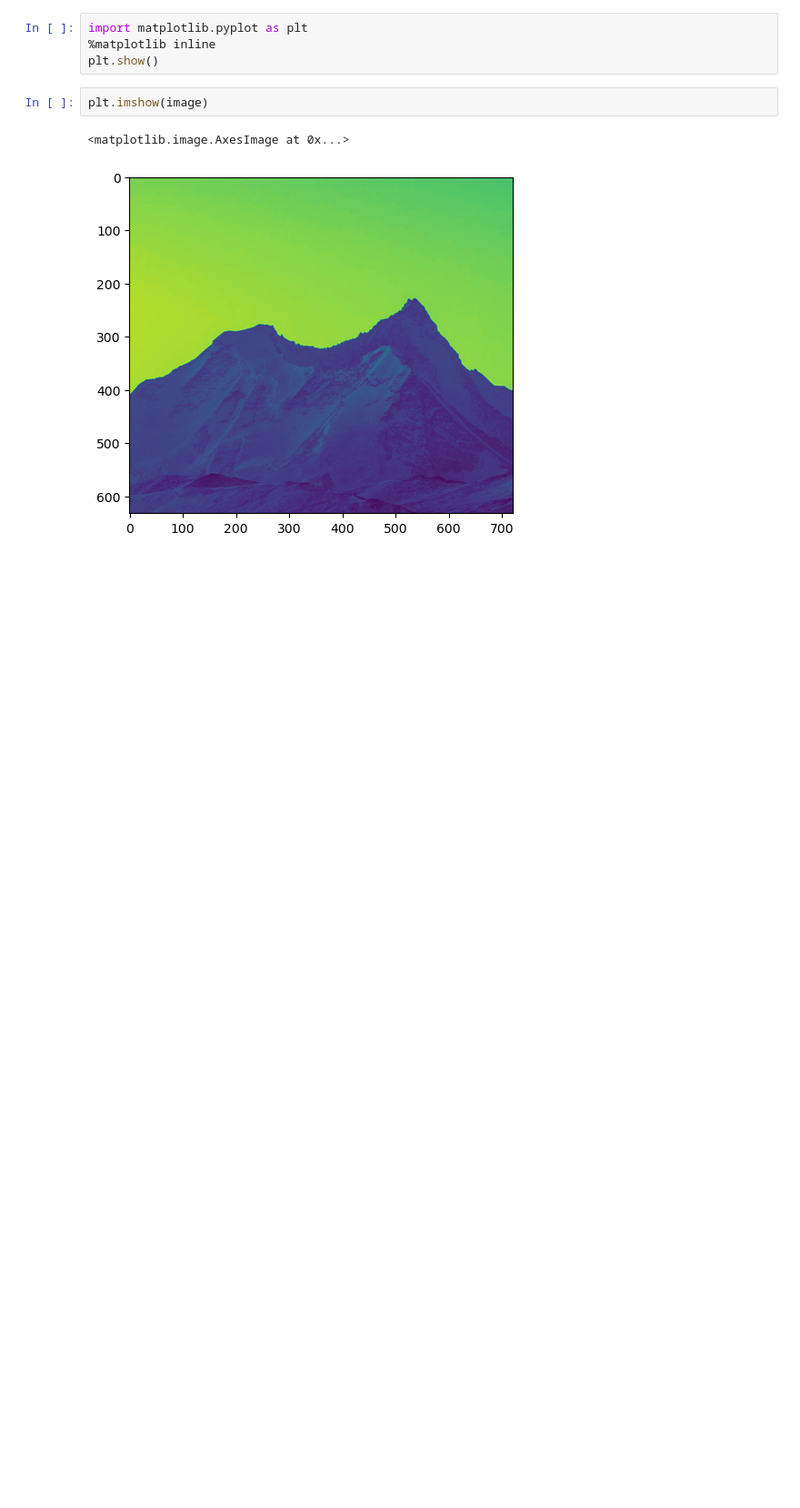
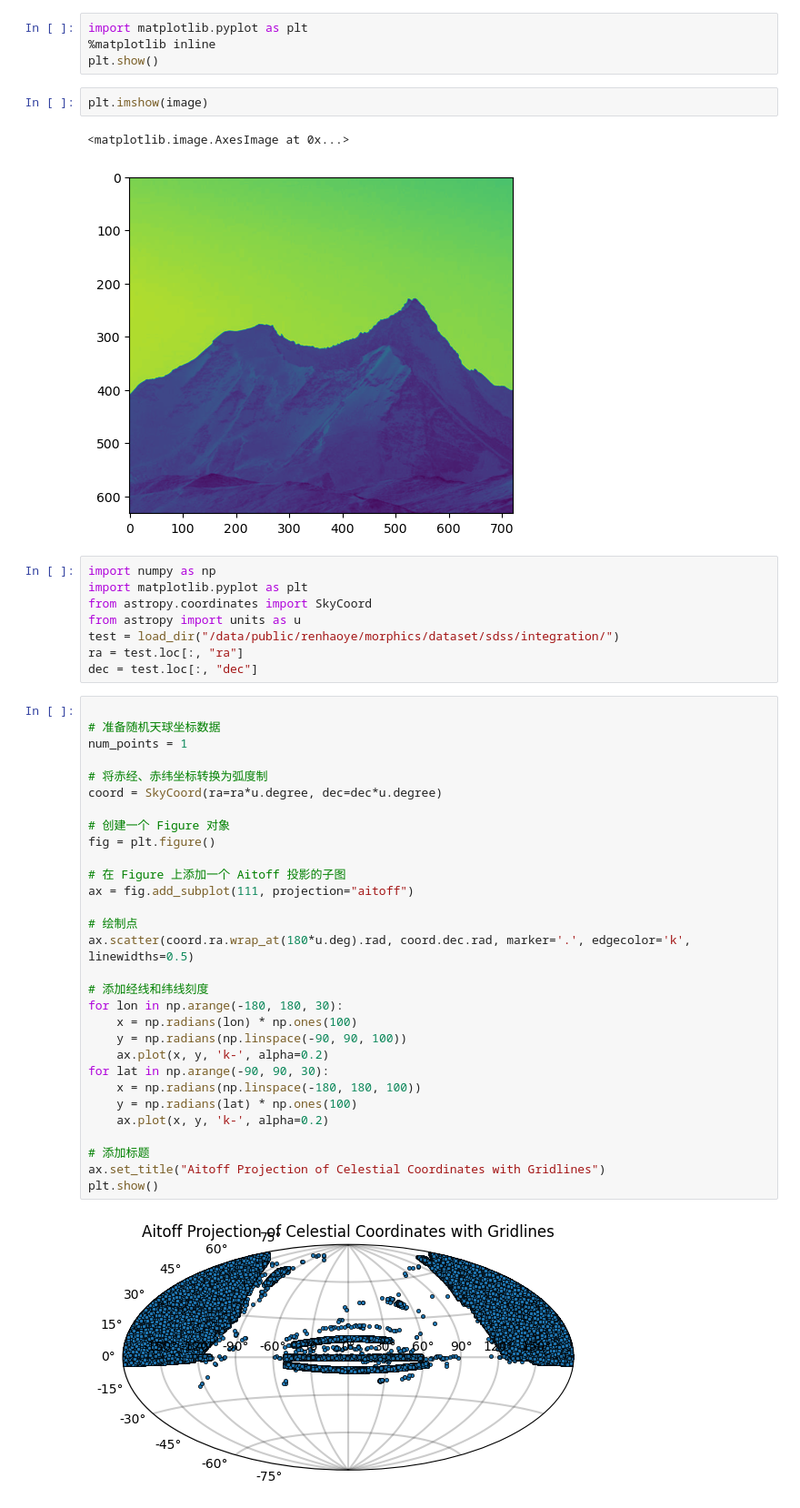
Before and after one commit to Astro-Astre/morphics, a Jupyter notebook: for_me/predict.ipynb, the cells around one changed output. Shown: that part at 91% size. Saved outputs shown, nothing was run; the diff lists cells and outputs as text; blank space fills up the shorter version.

Commit message:
Initial Commit. Morphics version 0.1

```diff
--- a/for_me/predict.ipynb
+++ b/for_me/predict.ipynb
@@ -223,3 +223,43 @@ plt.imshow(image)
 # %% [output]
 <matplotlib.image.AxesImage at 0x...>
 [figure]
+# %%
+import numpy as np
+import matplotlib.pyplot as plt
+from astropy.coordinates import SkyCoord
+from astropy import units as u
+test = load_dir("/data/public/renhaoye/morphics/dataset/sdss/integration/")
+ra = test.loc[:, "ra"]
+dec = test.loc[:, "dec"]
+# %%
+
+# 准备随机天球坐标数据
+num_points = 1
+
+# 将赤经、赤纬坐标转换为弧度制
+coord = SkyCoord(ra=ra*u.degree, dec=dec*u.degree)
+
+# 创建一个 Figure 对象
+fig = plt.figure()
+
+# 在 Figure 上添加一个 Aitoff 投影的子图
+ax = fig.add_subplot(111, projection="aitoff")
+
+# 绘制点
+ax.scatter(coord.ra.wrap_at(180*u.deg).rad, coord.dec.rad, marker='.', edgecolor='k', linewidths=0.5)
+
+# 添加经线和纬线刻度
+for lon in np.arange(-180, 180, 30):
+    x = np.radians(lon) * np.ones(100)
+    y = np.radians(np.linspace(-90, 90, 100))
+    ax.plot(x, y, 'k-', alpha=0.2)
+for lat in np.arange(-90, 90, 30):
+    x = np.radians(np.linspace(-180, 180, 100))
+    y = np.radians(lat) * np.ones(100)
+    ax.plot(x, y, 'k-', alpha=0.2)
+
+# 添加标题
+ax.set_title("Aitoff Projection of Celestial Coordinates with Gridlines")
+plt.show()
+# %% [output]
+[figure, added]
```
Also changed, not shown: parts of 4 cells of this notebook.
